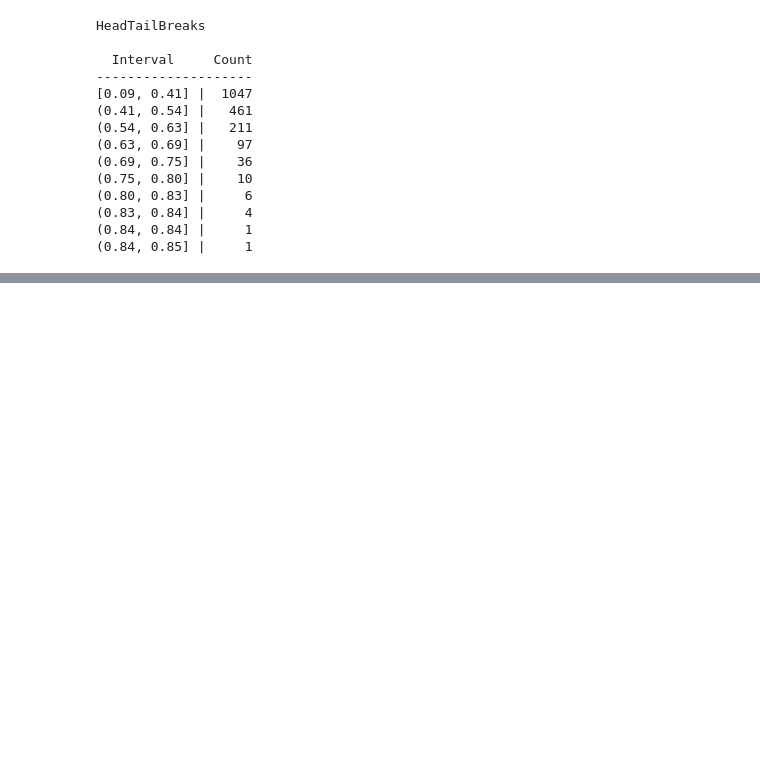
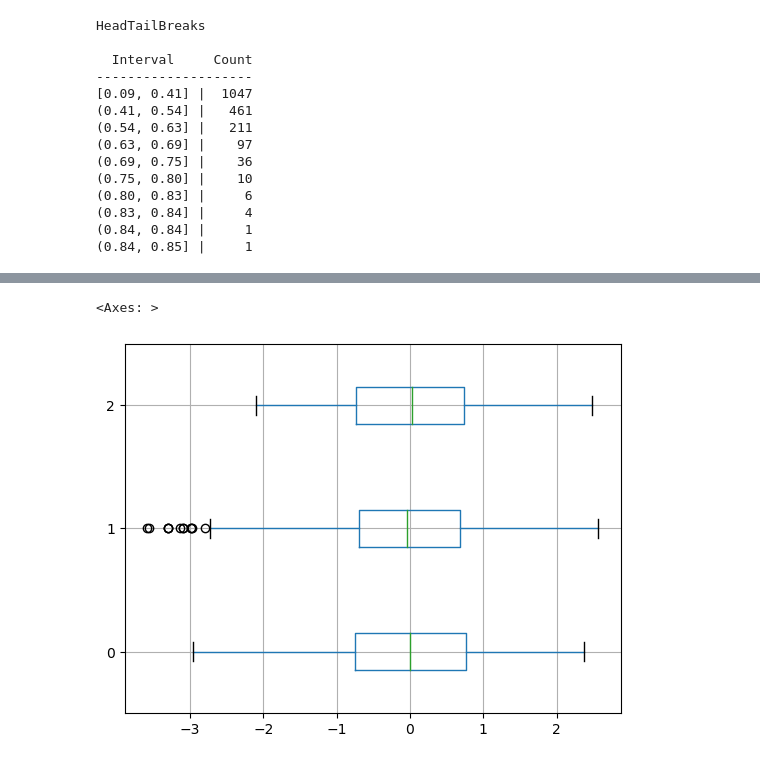
Before and after one commit to FabianRomero20/Examen2, a Jupyter notebook: FULLPRUEBAS.ipynb, the cells around one changed output, grey strips where cells are left out. Saved outputs shown, nothing was run; the diff lists cells and outputs as text; code cells hidden in the pictures; blank space fills up the shorter version.

```diff
--- a/FULLPRUEBAS.ipynb
+++ b/FULLPRUEBAS.ipynb
@@ -397,0 +432,5 @@ sea.pairplot(
+# %%
+pd.DataFrame(pt_result).boxplot(vert=False)
+# %% [output]
+<Axes: >
+[figure, added]
```
Also changed, not shown: parts of 42 cells of this notebook, 2 other files.
